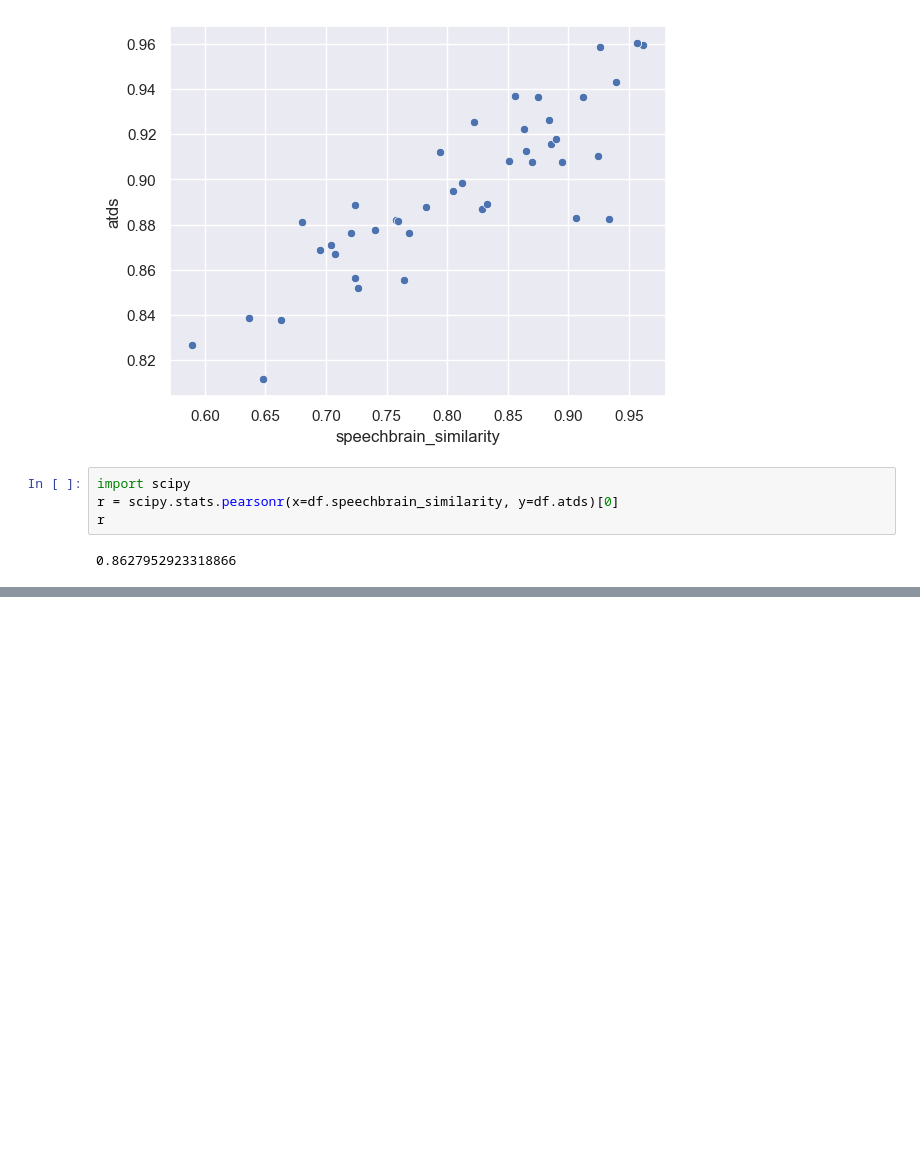
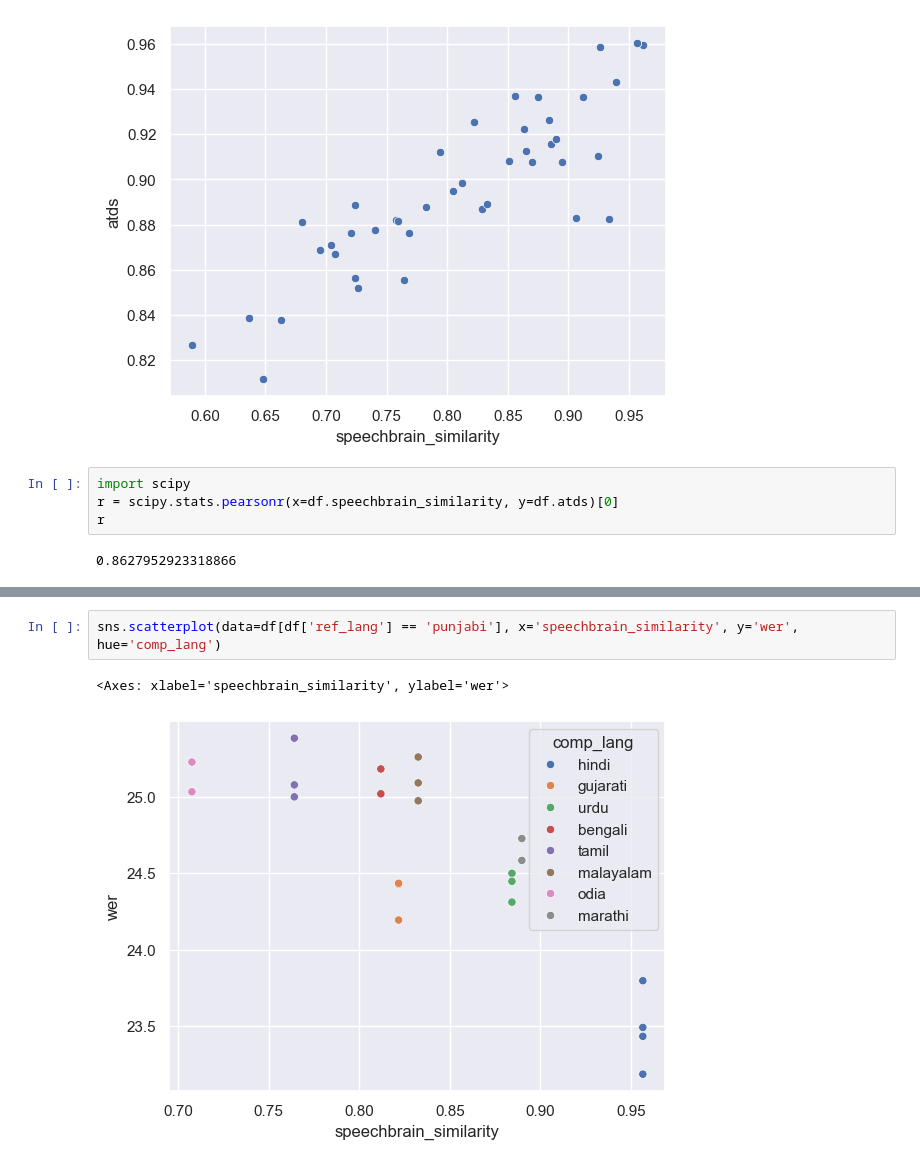
Before and after one commit to oadams/lang_dist_analysis, a Jupyter notebook: analysis.ipynb, the cells around one changed output, grey strips where cells are left out. Cells and saved outputs as stored; diff of their text form; blank space fills up the shorter version.

```diff
--- a/analysis.ipynb
+++ b/analysis.ipynb
@@ -308,0 +328,5 @@ r
+# %%
+sns.scatterplot(data=df[df['ref_lang'] == 'punjabi'], x='speechbrain_similarity', y='wer', hue='comp_lang')
+# %% [output]
+<Axes: xlabel='speechbrain_similarity', ylabel='wer'>
+[figure, added]
```
Also changed, not shown: parts of 9 cells of this notebook, 1 other file.
